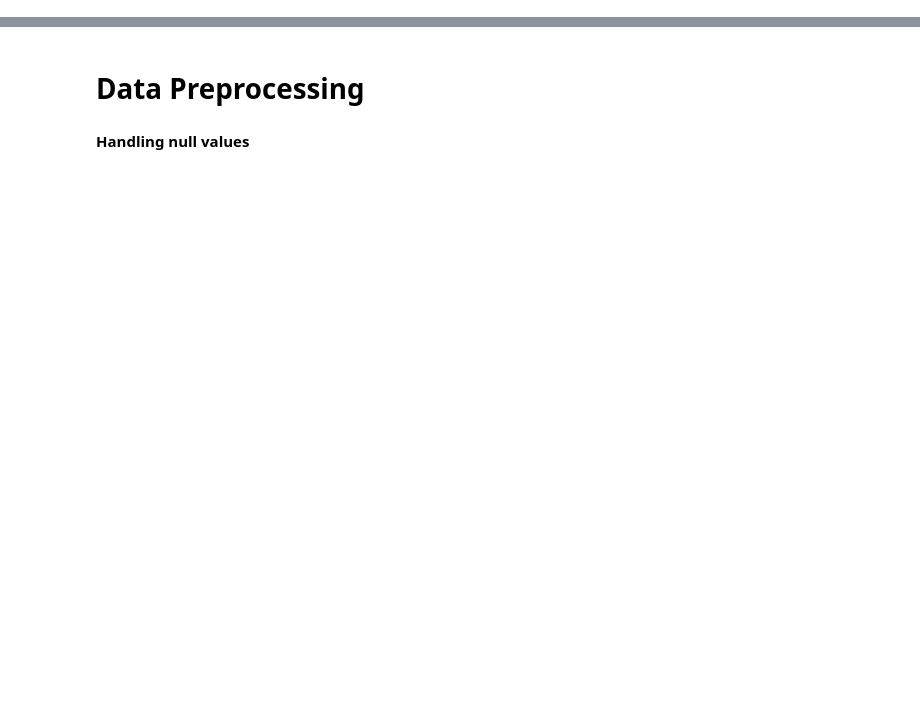
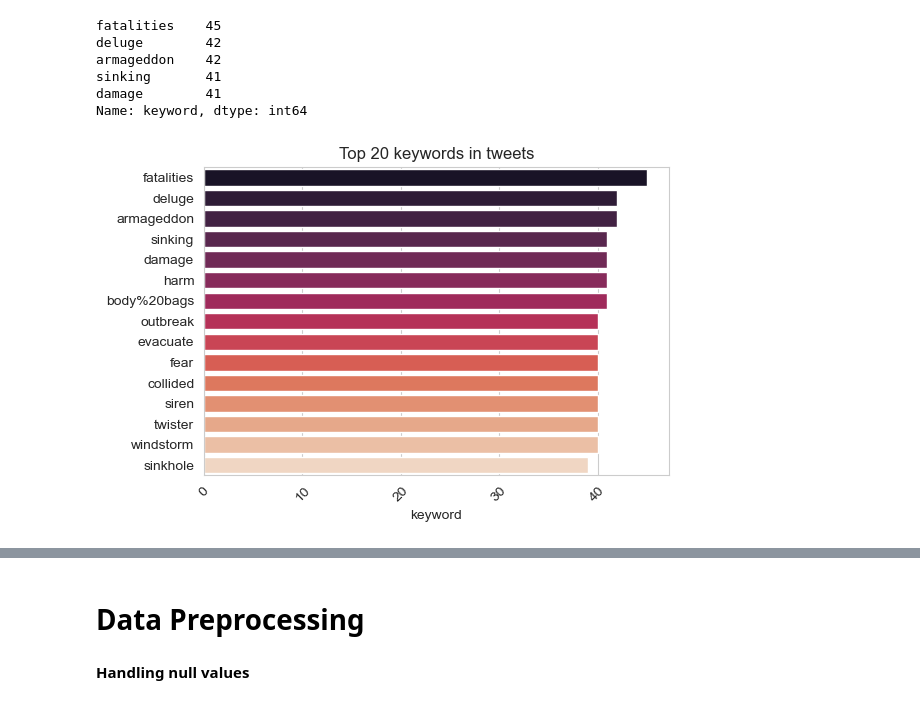
Before and after one commit to manishmawatwal/Disaster-Tweets, a Jupyter notebook: Disaster_Tweets.ipynb, the cells around one changed output, grey strips where cells are left out. Drawn from its saved outputs; the diff is of its cells as text; code cells hidden in the pictures; blank space fills up the shorter version.

```diff
--- a/Disaster_Tweets.ipynb
+++ b/Disaster_Tweets.ipynb
@@ -245,0 +121,33 @@ plt.show()
+# %%
+# Displaying the first few rows of the DataFrame containing the counts of each unique value in the 'keyword' column
+dist_keyword.head()
+# %% [output]
+fatalities    45
+deluge        42
+armageddon    42
+sinking       41
+damage        41
+Name: keyword, dtype: int64
+# %%
+# Setting the style of the seaborn plots to 'whitegrid'
+sns.set_style('whitegrid')
+
+# Creating a subplot with a specified size
+fig, axes = plt.subplots(figsize = (6, 4))
+
+# Extracting the top 20 keywords and their counts
+top_keywords = train_df['keyword'].value_counts()[:15]
+
+# Creating a bar plot to visualize the top 20 keywords
+ax = sns.barplot(y = top_keywords.index, x = top_keywords, palette = 'rocket', data = train_df)
+
+# Setting the title of the plot
+plt.title('Top 20 keywords in tweets', fontsize = 12)
+
+# Rotating x-axis labels for better readability
+plt.xticks(rotation = 45)
+
+# Displaying the plot
+plt.show()
+# %% [output]
+[figure, added]
```
Also changed, not shown: parts of 115 cells of this notebook.
